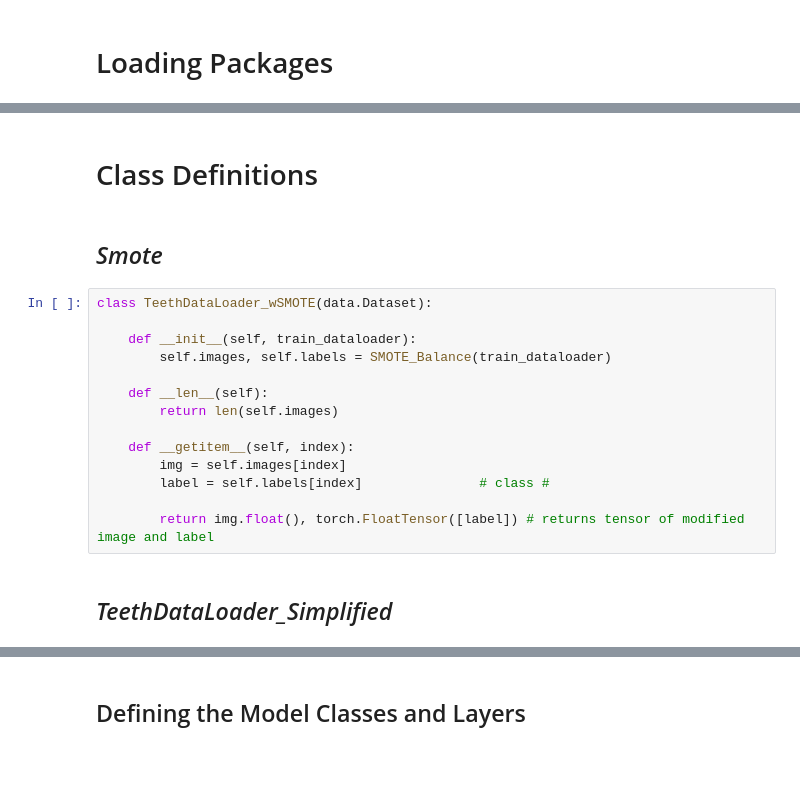
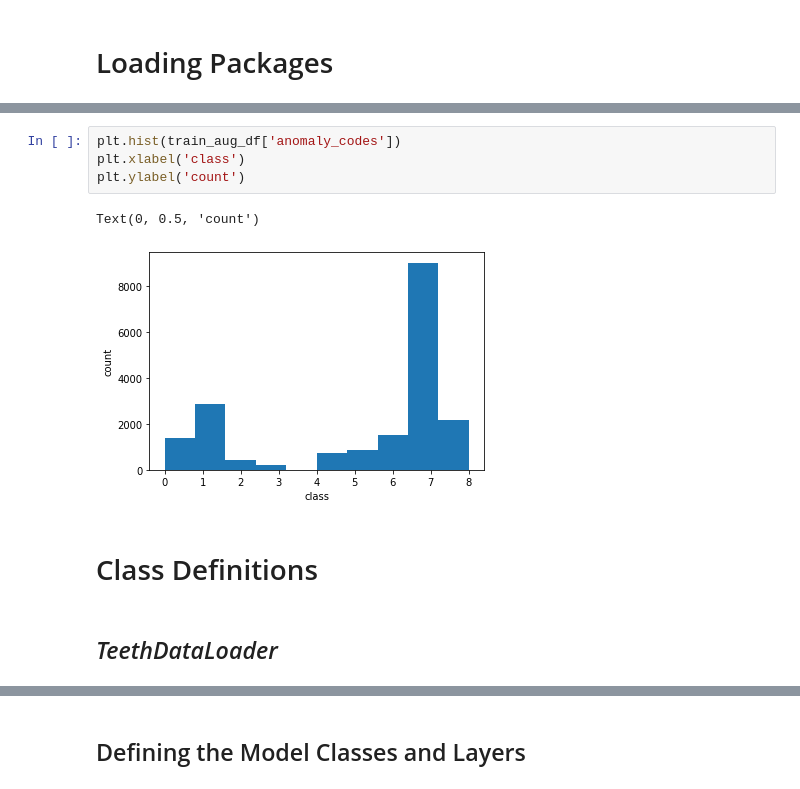
Before and after one commit to anacrusis24/dental-anomaly-detection, a Jupyter notebook: classification-model.ipynb, the cells around one changed output, grey strips where cells are left out. Saved outputs shown, nothing was run; the diff lists cells and outputs as text; blank space fills up the shorter version.

```diff
--- a/classification-model.ipynb
+++ b/classification-model.ipynb
@@ -81,21 +162,12 @@ df.groupby('anomaly_code').count()
+# %%
+plt.hist(train_aug_df['anomaly_codes'])
+plt.xlabel('class')
+plt.ylabel('count')
+# %% [output]
+Text(0, 0.5, 'count')
+[figure, added]
 # %% [markdown]
 # Class Definitions
 # %% [markdown]
-## _Smote_
+## _TeethDataLoader_
-# %%
-class TeethDataLoader_wSMOTE(data.Dataset):
-
-    def __init__(self, train_dataloader):
-        self.images, self.labels = SMOTE_Balance(train_dataloader)
-
-    def __len__(self):
-        return len(self.images)
-
-    def __getitem__(self, index):
-        img = self.images[index]
-        label = self.labels[index]               # class #
-
-        return img.float(), torch.FloatTensor([label]) # returns tensor of modified image and label
-# %% [markdown]
-## _TeethDataLoader_Simplified_
 # %%
```
Also changed, not shown: parts of 102 cells of this notebook, 5 other files.
